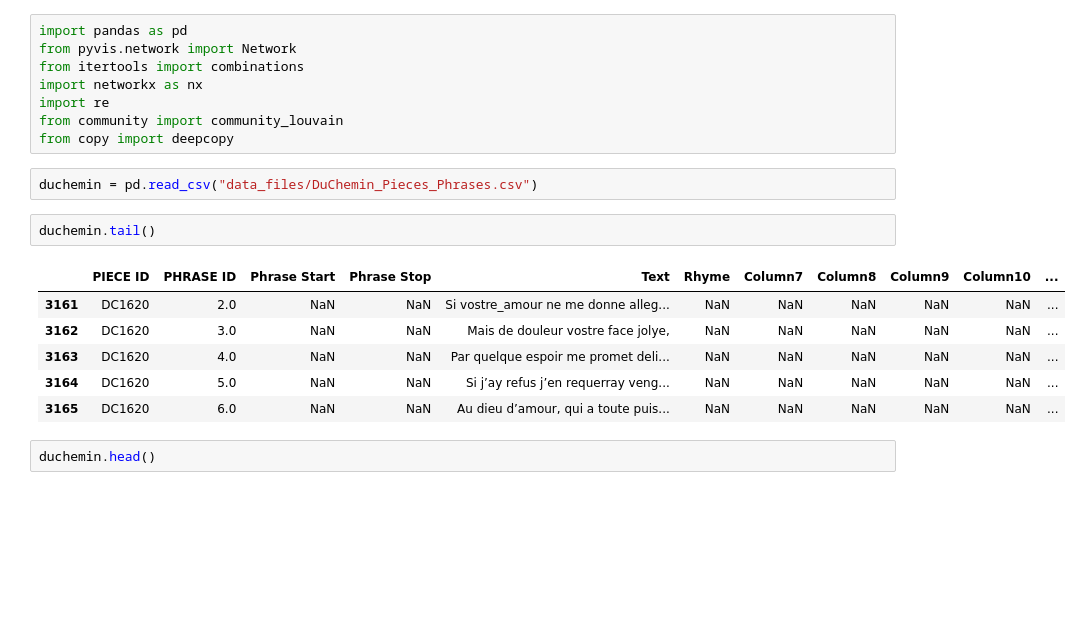
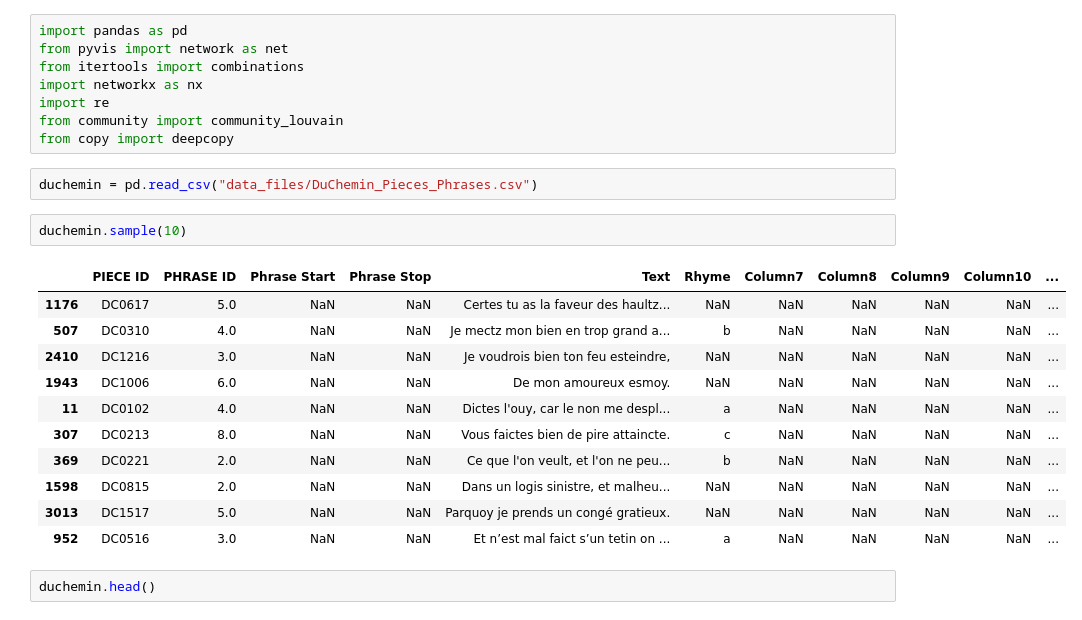
Before and after one commit to RichardFreedman/DDL_2022_Pandas_Jupyter, a Jupyter notebook: 03_Du_Chemin_Rhyme_Network.ipynb, the cells around one changed output. Saved outputs shown, nothing was run; the diff lists cells and outputs as text; blank space fills up the shorter version.

```diff
--- a/03_Du_Chemin_Rhyme_Network.ipynb
+++ b/03_Du_Chemin_Rhyme_Network.ipynb
@@ -1,6 +1,6 @@
 # %%
 import pandas as pd
-from pyvis.network import Network
+from pyvis import network as net
 from itertools import combinations
 import networkx as nx
 import re
@@ -8,15 +8,20 @@ from community import community_louvain
 from copy import deepcopy
 # %%
 duchemin = pd.read_csv("data_files/DuChemin_Pieces_Phrases.csv")
-# %%
-duchemin.tail()
-# %% [output]
-|  | PIECE ID | PHRASE ID | Phrase Start | Phrase Stop | Text | Rhyme | Column7 | Column8 | Column9 | Column10 | ... |
-| 3161 | DC1620 | 2.0 | NaN | NaN | Si vostre_amour ne me donne alleg... | NaN | NaN | NaN | NaN | NaN | ... |
-| 3162 | DC1620 | 3.0 | NaN | NaN | Mais de douleur vostre face jolye, | NaN | NaN | NaN | NaN | NaN | ... |
-| 3163 | DC1620 | 4.0 | NaN | NaN | Par quelque espoir me promet deli... | NaN | NaN | NaN | NaN | NaN | ... |
-| 3164 | DC1620 | 5.0 | NaN | NaN | Si j’ay refus j’en requerray veng... | NaN | NaN | NaN | NaN | NaN | ... |
-| 3165 | DC1620 | 6.0 | NaN | NaN | Au dieu d’amour, qui a toute puis... | NaN | NaN | NaN | NaN | NaN | ... |
+# %%
+duchemin.sample(10)
+# %% [output]
+|  | PIECE ID | PHRASE ID | Phrase Start | Phrase Stop | Text | Rhyme | Column7 | Column8 | Column9 | Column10 | ... |
+| 1176 | DC0617 | 5.0 | NaN | NaN | Certes tu as la faveur des haultz... | NaN | NaN | NaN | NaN | NaN | ... |
+| 507 | DC0310 | 4.0 | NaN | NaN | Je mectz mon bien en trop grand a... | b | NaN | NaN | NaN | NaN | ... |
+| 2410 | DC1216 | 3.0 | NaN | NaN | Je voudrois bien ton feu esteindre, | NaN | NaN | NaN | NaN | NaN | ... |
+| 1943 | DC1006 | 6.0 | NaN | NaN | De mon amoureux esmoy. | NaN | NaN | NaN | NaN | NaN | ... |
+| 11 | DC0102 | 4.0 | NaN | NaN | Dictes l'ouy, car le non me despl... | a | NaN | NaN | NaN | NaN | ... |
+| 307 | DC0213 | 8.0 | NaN | NaN | Vous faictes bien de pire attaincte. | c | NaN | NaN | NaN | NaN | ... |
+| 369 | DC0221 | 2.0 | NaN | NaN | Ce que l'on veult, et l'on ne peu... | b | NaN | NaN | NaN | NaN | ... |
+| 1598 | DC0815 | 2.0 | NaN | NaN | Dans un logis sinistre, et malheu... | NaN | NaN | NaN | NaN | NaN | ... |
+| 3013 | DC1517 | 5.0 | NaN | NaN | Parquoy je prends un congé gratieux. | NaN | NaN | NaN | NaN | NaN | ... |
+| 952 | DC0516 | 3.0 | NaN | NaN | Et n’est mal faict s’un tetin on ... | a | NaN | NaN | NaN | NaN | ... |
 # %%
 duchemin.head()
 # %% [output]
```
Also changed, not shown: parts of 4 cells of this notebook, 2 other files.
